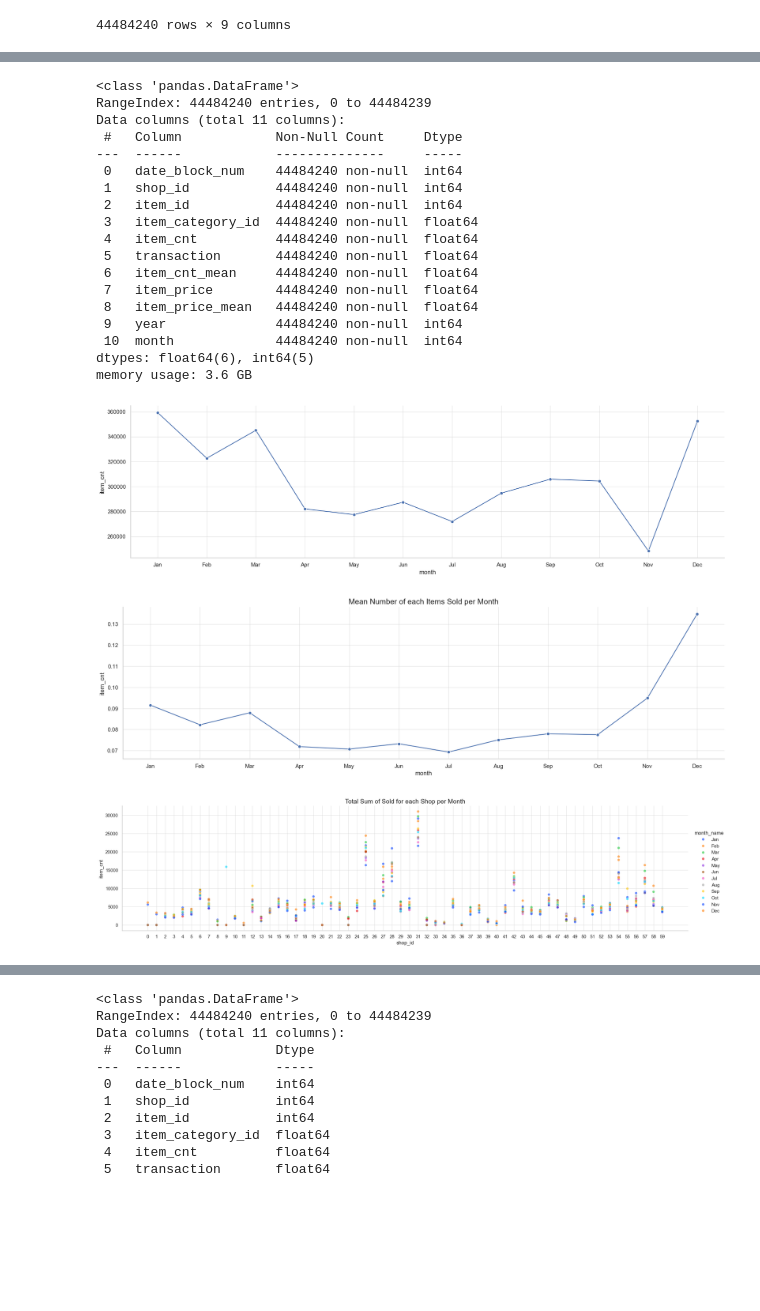
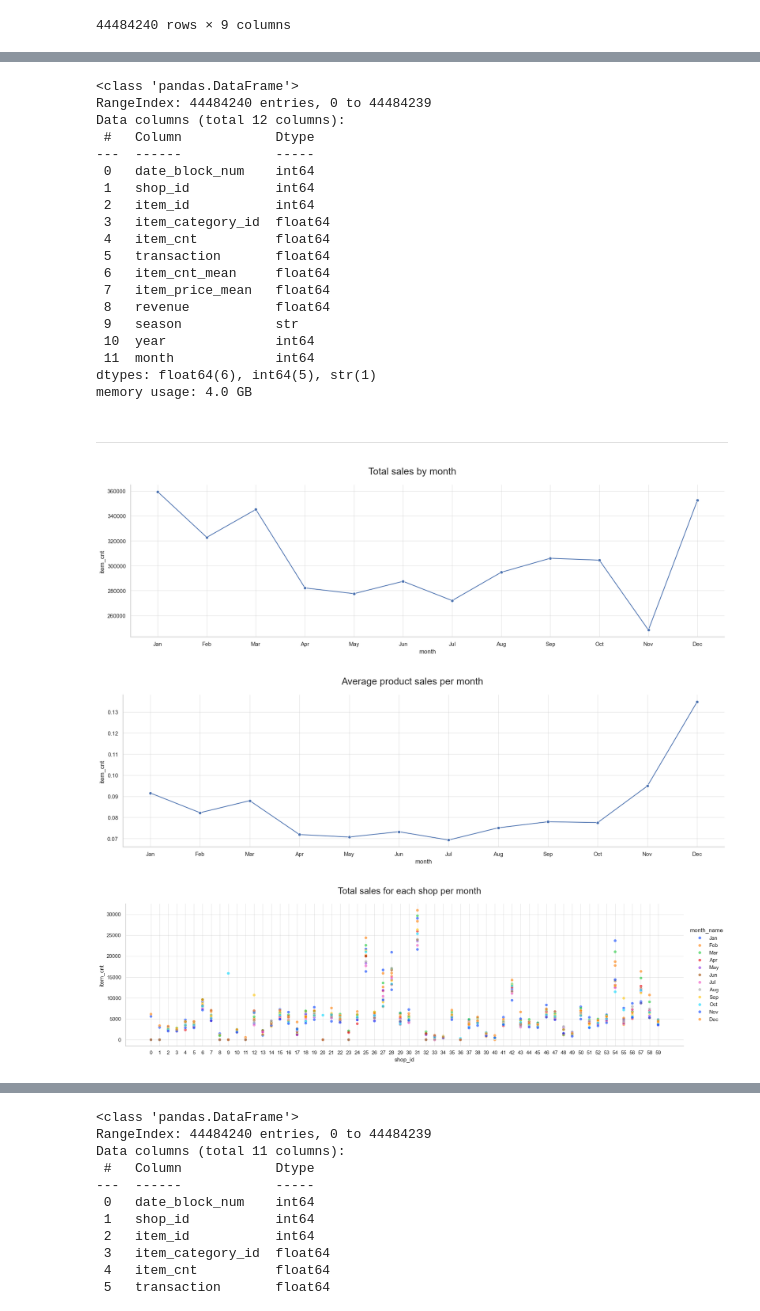
Before and after one commit to FilFilimono/innowise-projects, a Jupyter notebook: EDA/eda_analys.ipynb, the cells around one changed output, grey strips where cells are left out. Saved outputs shown, nothing was run; the diff lists cells and outputs as text; code cells hidden in the pictures; blank space fills up the shorter version.

```diff
--- a/EDA/eda_analys.ipynb
+++ b/EDA/eda_analys.ipynb
@@ -220,14 +200,11 @@ monthly_sales = train.groupby(['date_block_num', 'shop_id', 'item_id' ,'item_cat
     revenue=('revenue', 'sum')
 )
 # %%
-from typing import Any
-
-
 shop_ids = train['shop_id'].unique()
 item_ids = train['item_id'].unique()
 month = range(34)
 
-empty_df_list = list[tuple[int, Any, Any]](product(month, shop_ids, item_ids))
+empty_df_list = list(product(month, shop_ids, item_ids))
 empty_df = pd.DataFrame(empty_df_list, columns=['date_block_num', 'shop_id', 'item_id'])
 # %%
 train_monthly = pd.merge(empty_df, monthly_sales, on=['date_block_num','shop_id','item_id'], how='left')
@@ -246,6 +223,15 @@ train_monthly.fillna(0, inplace=True)
 | 44484238 | 33 | 36 | 7635 | 0.0 | 0.0 | 0.0 | 0.0 | ... |
 | 44484239 | 33 | 36 | 7640 | 0.0 | 0.0 | 0.0 | 0.0 | ... |
 44484240 rows × 9 columns
+# %%
+season = {
+    'Winter':[0, 1, 11, 12, 13, 23, 24, 25],
+    'Spring':[2, 3, 4, 14, 15, 16, 26, 27, 28],
+    'Summer': [5, 6, 7, 17, 18, 19, 29, 30, 31],
+    'Autumn': [8, 9, 10, 20, 21, 22, 32, 33]
+}
+inverted_season = {num: season_name for season_name, nums in season.items() for num in nums}
+train_monthly['season'] = train_monthly['date_block_num'].map(inverted_season)
 # %%
 train_monthly['year'] = train_monthly['date_block_num'].apply(lambda x: ((x//12) + 2013))
 train_monthly['month'] = train_monthly['date_block_num'].apply(lambda x: (x % 12))
@@ -264,24 +250,27 @@ train_monthly.head()
 # %%
-train_monthly.info(show_counts=True)
+train_monthly.info()
 # %% [output]
 <class 'pandas.DataFrame'>
 RangeIndex: 44484240 entries, 0 to 44484239
-Data columns (total 11 columns):
- #   Column            Non-Null Count     Dtype
----  ------            --------------     -----
- 0   date_block_num    44484240 non-null  int64
- 1   shop_id           44484240 non-null  int64
- 2   item_id           44484240 non-null  int64
- 3   item_category_id  44484240 non-null  float64
- 4   item_cnt          44484240 non-null  float64
- 5   transaction       44484240 non-null  float64
- 6   item_cnt_mean     44484240 non-null  float64
- 7   item_price        44484240 non-null  float64
- 8   item_price_mean   44484240 non-null  float64
- 9   year              44484240 non-null  int64
- 10  month             44484240 non-null  int64
-dtypes: float64(6), int64(5)
-memory usage: 3.6 GB
+Data columns (total 12 columns):
+ #   Column            Dtype
+---  ------            -----
+ 0   date_block_num    int64
+ 1   shop_id           int64
+ 2   item_id           int64
+ 3   item_category_id  float64
+ 4   item_cnt          float64
+ 5   transaction       float64
+ 6   item_cnt_mean     float64
+ 7   item_price_mean   float64
+ 8   revenue           float64
+ 9   season            str
+ 10  year              int64
+ 11  month             int64
+dtypes: float64(6), int64(5), str(1)
+memory usage: 4.0 GB
+# %% [markdown]
+---
 # %%
 gp_month_sum = train_monthly.groupby(['month'], as_index=False).agg({
                                                                      'item_cnt':'sum',
@@ -289,17 +278,18 @@ gp_month_sum = train_monthly.groupby(['month'], as_index=False).agg({
 # %%
 g = sns.relplot(
     data=gp_month_sum,
     x='month',
     y='item_cnt',
     kind='line',
     aspect=3.5,
     marker='o'
 );
-# plt.title('Total Number of Items Sold per Month', fontsize=15)
+
+g.figure.suptitle('Total sales by month', y=1.06, fontsize=19)
 g.set(xticks=range(12), xticklabels=['Jan', 'Feb', 'Mar', 'Apr', 'May', 'Jun', 'Jul', 'Aug', 'Sep', 'Oct', 'Nov', 'Dec'])
 plt.grid(True, alpha=0.5)
 # %% [output]
-[figure, old version]
+[figure, new version]
 # %%
 gp_month_mean = train_monthly.groupby(['month'], as_index=False)['item_cnt'].mean()
 # %%
@@ -311,11 +301,11 @@ g = sns.relplot(
     aspect=3.5,
     marker='o'
 );
-# plt.title('Mean Number of each Items Sold per Month', fontsize=15)
+g.figure.suptitle('Average product sales per month', y=1.06, fontsize=19)
 g.set(xticks=range(12), xticklabels=['Jan', 'Feb', 'Mar', 'Apr', 'May', 'Jun', 'Jul', 'Aug', 'Sep', 'Oct', 'Nov', 'Dec'])
 plt.grid(True, alpha=0.5)
 # %% [output]
-[figure, old version]
+[figure, new version]
 # %%
 gp_month_shop_sum = train_monthly.groupby(['month', 'shop_id'], as_index=False)['item_cnt'].sum()
 gp_month_shop_mean = train_monthly.groupby(['month', 'shop_id'], as_index=False)['item_cnt'].mean()
@@ -335,13 +325,13 @@ g = sns.relplot(
     hue="month_name",
     hue_order=list(month_names.values()),
     palette="bright",
-    aspect=4,
+    aspect=3.5,
     marker='o',
     alpha=0.6
 );
-# plt.title('Total Sum of Sold for each Shop per Month', fontsize=15)
+g.figure.suptitle('Total sales for each shop per month', y=1.06, fontsize=19)
 g.set(xticks=range(60))
 plt.grid(True, alpha=0.5)
 # %% [output]
-[figure, old version]
+[figure, new version]
 # %%
```
Also changed, not shown: parts of 26 cells of this notebook.
